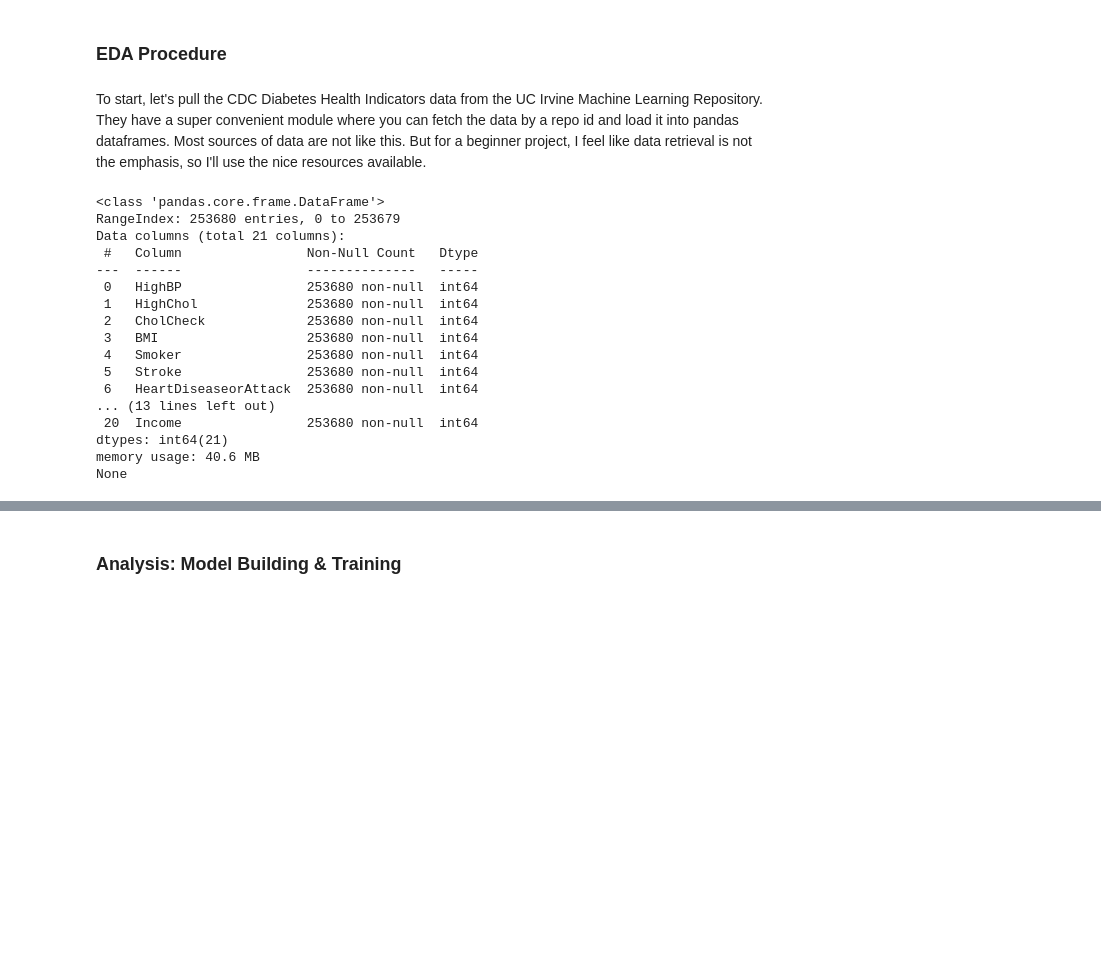
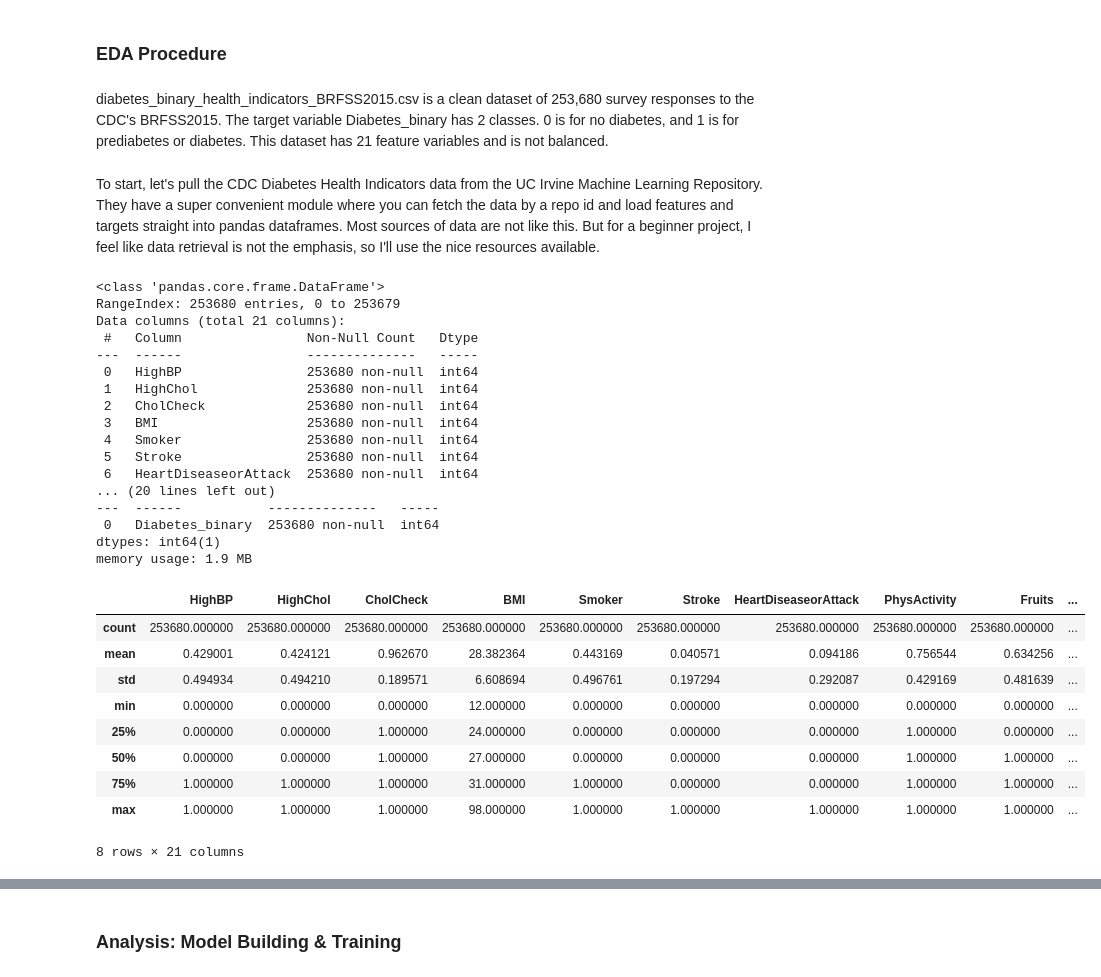
Before and after one commit to jman102/CSCA5622-Final-Project, a Jupyter notebook: final_project.ipynb, the cells around one changed output, grey strips where cells are left out. Saved outputs shown, nothing was run; the diff lists cells and outputs as text; code cells hidden in the pictures; blank space fills up the shorter version.

```diff
--- a/final_project.ipynb
+++ b/final_project.ipynb
@@ -8,5 +19,7 @@
 # %% [markdown]
 ### EDA Procedure
+# %% [markdown]
+diabetes_binary_health_indicators_BRFSS2015.csv is a clean dataset of 253,680 survey responses to the CDC's BRFSS2015. The target variable Diabetes_binary has 2 classes. 0 is for no diabetes, and 1 is for prediabetes or diabetes. This dataset has 21 feature variables and is not balanced.
 # %% [markdown]
-To start, let's pull the CDC Diabetes Health Indicators data from the UC Irvine Machine Learning Repository. They have a super convenient module where you can fetch the data by a repo id and load it into pandas dataframes. Most sources of data are not like this. But for a beginner project, I feel like data retrieval is not the emphasis, so I'll use the nice resources available.
+To start, let's pull the CDC Diabetes Health Indicators data from the UC Irvine Machine Learning Repository. They have a super convenient module where you can fetch the data by a repo id and load features and targets straight into pandas dataframes. Most sources of data are not like this. But for a beginner project, I feel like data retrieval is not the emphasis, so I'll use the nice resources available.
 # %%
@@ -30,5 +43,6 @@ cdc_diabetes_health_indicators.
 # %%
-print(X.info())
+X.info()
+y.info()
 # %% [output]
 <class 'pandas.core.frame.DataFrame'>
 RangeIndex: 253680 entries, 0 to 253679
@@ -42,8 +56,21 @@ Data columns (total 21 columns):
  4   Smoker                253680 non-null  int64
  5   Stroke                253680 non-null  int64
  6   HeartDiseaseorAttack  253680 non-null  int64
-... (13 lines left out)
- 20  Income                253680 non-null  int64
-dtypes: int64(21)
-memory usage: 40.6 MB
-None
+... (20 lines left out)
+---  ------           --------------   -----
+ 0   Diabetes_binary  253680 non-null  int64
+dtypes: int64(1)
+memory usage: 1.9 MB
+# %%
+X.describe()
+# %% [output]
+|  | HighBP | HighChol | CholCheck | BMI | Smoker | Stroke | HeartDiseaseorAttack | PhysActivity | Fruits | ... |
+| count | 253680.000000 | 253680.000000 | 253680.000000 | 253680.000000 | 253680.000000 | 253680.000000 | 253680.000000 | 253680.000000 | 253680.000000 | ... |
+| mean | 0.429001 | 0.424121 | 0.962670 | 28.382364 | 0.443169 | 0.040571 | 0.094186 | 0.756544 | 0.634256 | ... |
+| std | 0.494934 | 0.494210 | 0.189571 | 6.608694 | 0.496761 | 0.197294 | 0.292087 | 0.429169 | 0.481639 | ... |
+| min | 0.000000 | 0.000000 | 0.000000 | 12.000000 | 0.000000 | 0.000000 | 0.000000 | 0.000000 | 0.000000 | ... |
+| 25% | 0.000000 | 0.000000 | 1.000000 | 24.000000 | 0.000000 | 0.000000 | 0.000000 | 1.000000 | 0.000000 | ... |
+| 50% | 0.000000 | 0.000000 | 1.000000 | 27.000000 | 0.000000 | 0.000000 | 0.000000 | 1.000000 | 1.000000 | ... |
+| 75% | 1.000000 | 1.000000 | 1.000000 | 31.000000 | 1.000000 | 0.000000 | 0.000000 | 1.000000 | 1.000000 | ... |
+| max | 1.000000 | 1.000000 | 1.000000 | 98.000000 | 1.000000 | 1.000000 | 1.000000 | 1.000000 | 1.000000 | ... |
+8 rows × 21 columns
```
Also changed, not shown: parts of 8 cells of this notebook.
